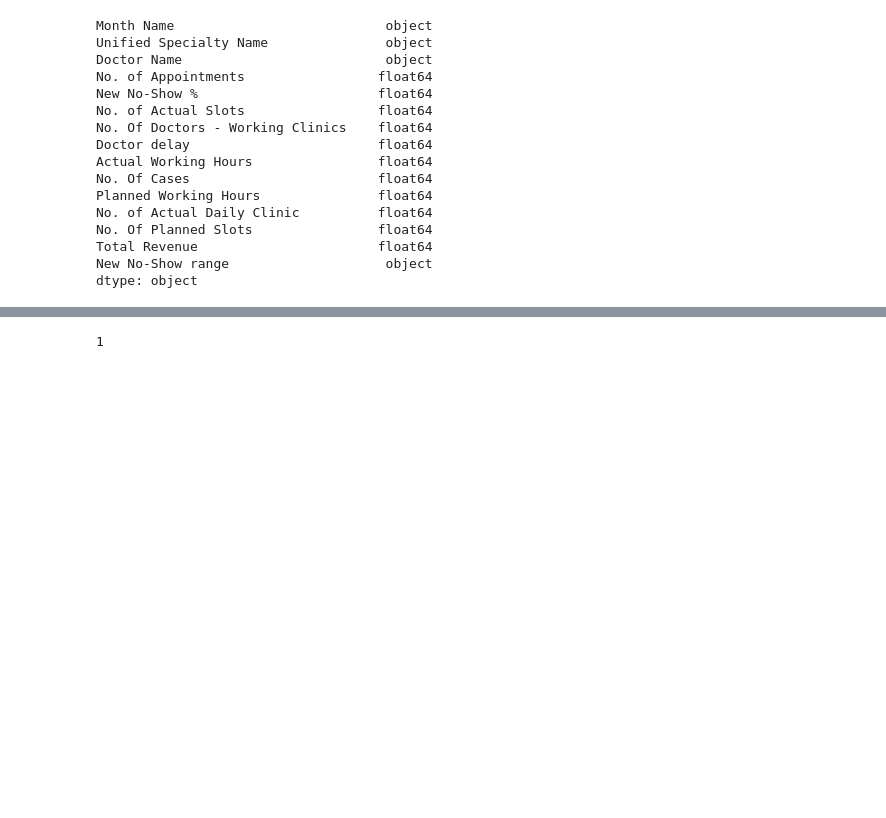
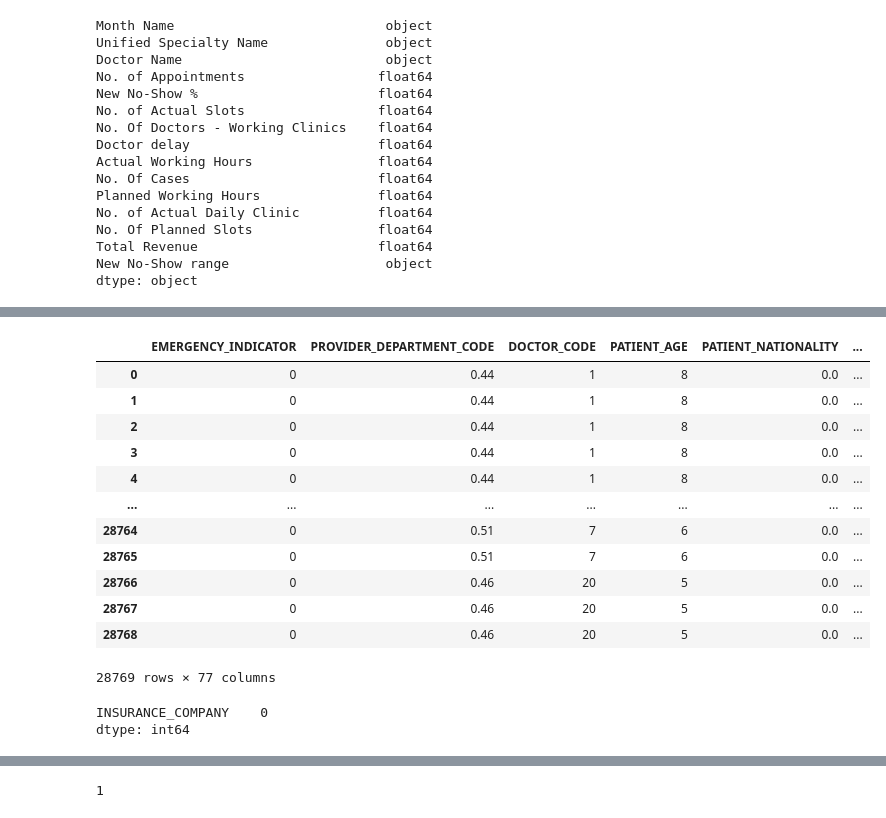
Before and after one commit to AmrAhmedElagoz/streamlit_app, a Jupyter notebook: testy.ipynb, the cells around one changed output, grey strips where cells are left out. Drawn from its saved outputs; the diff is of its cells as text; code cells hidden in the pictures; blank space fills up the shorter version.

```diff
--- a/testy.ipynb
+++ b/testy.ipynb
@@ -2762,7 +2762,9 @@ dtype: object
 from claims import claim_inference, Model
 import pandas as pd
 # %%
-X_train = pd.read_parquet('10oct_X_train.parquet').reset_index().drop(columns = ['index'])
-X_test = pd.read_parquet('oct_X_test.parquet').reset_index().drop(columns = ['index'])
-y_train = pd.read_parquet('oct_y_train.parquet').reset_index().drop(columns = ['index'])
-y_test = pd.read_parquet('oct_y_test.parquet').reset_index().drop(columns = ['index'])
+X_train = pd.read_parquet('15OCT_train.parquet').reset_index().drop(columns = ['index'])#[:100]
+df = pd.read_csv('amr_claims_second_model.csv').reset_index().drop(columns = ['index'])#[:100]
+X_test = pd.read_parquet('15OCT_test.parquet').reset_index().drop(columns = ['index'])#[:100]
+X_test_filtered = pd.read_parquet('filtered_15OCT_test.parquet').reset_index().drop(columns = ['index'])#[:100]
+y_train = pd.read_parquet('oct_y_train.parquet').reset_index().drop(columns = ['index'])#[:100]
+y_test = pd.read_parquet('15OCT_y_test.parquet').reset_index().drop(columns = ['index'])#[:100]
@@ -2784,0 +2789,3 @@ a
+# %%
+m= Model()
+m.train(X_train, y_train, X_test_filtered, y_test)
@@ -2784,0 +2830,2 @@ a
+# %%
+__df= m.preprocess_for_shap(X_test_filtered, False, None)
@@ -2784,0 +2850,21 @@ a
+# %%
+__df
+# %% [output]
+|  | EMERGENCY_INDICATOR | PROVIDER_DEPARTMENT_CODE | DOCTOR_CODE | PATIENT_AGE | PATIENT_NATIONALITY | ... |
+| 0 | 0 | 0.44 | 1 | 8 | 0.0 | ... |
+| 1 | 0 | 0.44 | 1 | 8 | 0.0 | ... |
+| 2 | 0 | 0.44 | 1 | 8 | 0.0 | ... |
+| 3 | 0 | 0.44 | 1 | 8 | 0.0 | ... |
+| 4 | 0 | 0.44 | 1 | 8 | 0.0 | ... |
+| ... | ... | ... | ... | ... | ... | ... |
+| 28764 | 0 | 0.51 | 7 | 6 | 0.0 | ... |
+| 28765 | 0 | 0.51 | 7 | 6 | 0.0 | ... |
+| 28766 | 0 | 0.46 | 20 | 5 | 0.0 | ... |
+| 28767 | 0 | 0.46 | 20 | 5 | 0.0 | ... |
+| 28768 | 0 | 0.46 | 20 | 5 | 0.0 | ... |
+28769 rows × 77 columns
+# %%
+__df[['INSURANCE_COMPANY']].isna().sum()
+# %% [output]
+INSURANCE_COMPANY    0
+dtype: int64
```
Also changed, not shown: parts of 30 cells of this notebook, 7 other files.
